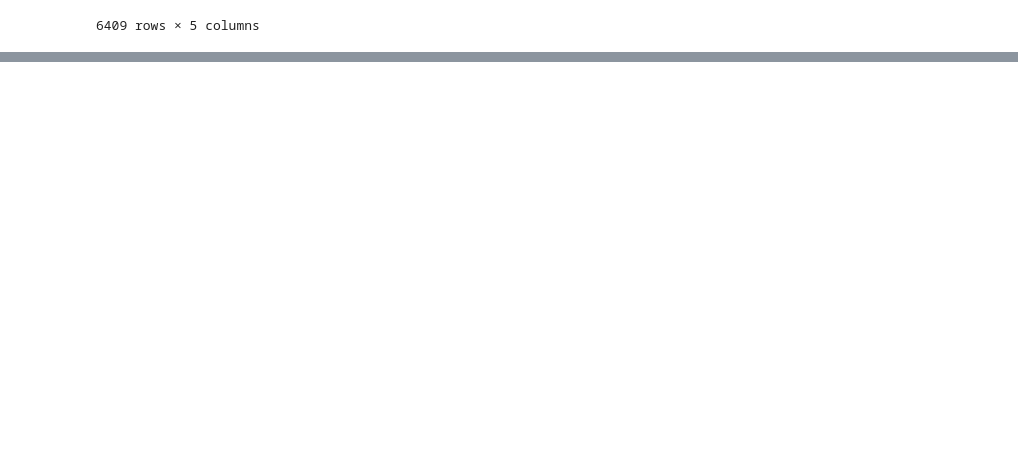
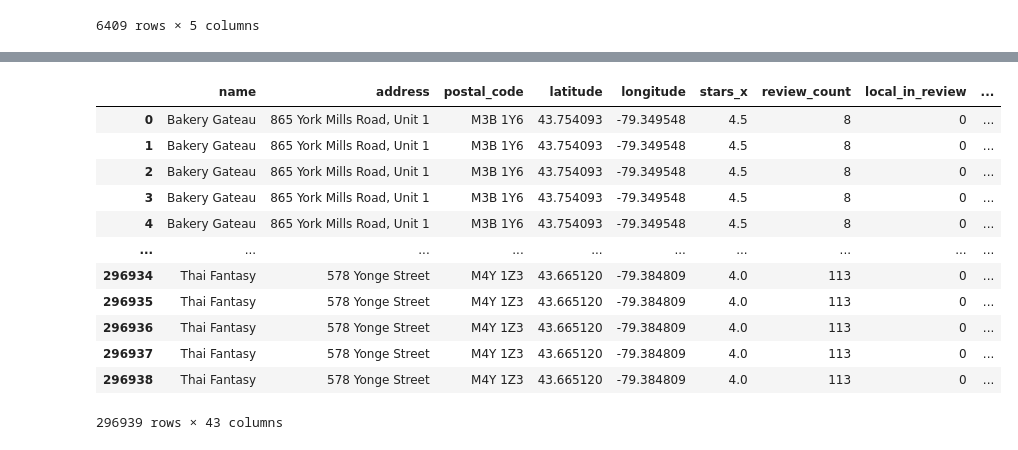
Before and after one commit to KatherineAllen067/hackathon-4d-september, a Jupyter notebook: Data Analysis Notebook.ipynb, the cells around one changed output, grey strips where cells are left out. Cells and saved outputs as stored; diff of their text form; code cells hidden in the pictures; blank space fills up the shorter version.

```diff
--- a/Data Analysis Notebook.ipynb
+++ b/Data Analysis Notebook.ipynb
@@ -439,0 +527,18 @@ df_restaurants.groupby(by = ['name', 'address', 'postal_code', 'attributes', 'ca
+# %%
+df_test = pd.read_csv('local_restaurants.csv')
+# %%
+df_test
+# %% [output]
+|  | name | address | postal_code | latitude | longitude | stars_x | review_count | local_in_review | ... |
+| 0 | Bakery Gateau | 865 York Mills Road, Unit 1 | M3B 1Y6 | 43.754093 | -79.349548 | 4.5 | 8 | 0 | ... |
+| 1 | Bakery Gateau | 865 York Mills Road, Unit 1 | M3B 1Y6 | 43.754093 | -79.349548 | 4.5 | 8 | 0 | ... |
+| 2 | Bakery Gateau | 865 York Mills Road, Unit 1 | M3B 1Y6 | 43.754093 | -79.349548 | 4.5 | 8 | 0 | ... |
+| 3 | Bakery Gateau | 865 York Mills Road, Unit 1 | M3B 1Y6 | 43.754093 | -79.349548 | 4.5 | 8 | 0 | ... |
+| 4 | Bakery Gateau | 865 York Mills Road, Unit 1 | M3B 1Y6 | 43.754093 | -79.349548 | 4.5 | 8 | 0 | ... |
+| ... | ... | ... | ... | ... | ... | ... | ... | ... | ... |
+| 296934 | Thai Fantasy | 578 Yonge Street | M4Y 1Z3 | 43.665120 | -79.384809 | 4.0 | 113 | 0 | ... |
+| 296935 | Thai Fantasy | 578 Yonge Street | M4Y 1Z3 | 43.665120 | -79.384809 | 4.0 | 113 | 0 | ... |
+| 296936 | Thai Fantasy | 578 Yonge Street | M4Y 1Z3 | 43.665120 | -79.384809 | 4.0 | 113 | 0 | ... |
+| 296937 | Thai Fantasy | 578 Yonge Street | M4Y 1Z3 | 43.665120 | -79.384809 | 4.0 | 113 | 0 | ... |
+| 296938 | Thai Fantasy | 578 Yonge Street | M4Y 1Z3 | 43.665120 | -79.384809 | 4.0 | 113 | 0 | ... |
+296939 rows × 43 columns
```
Also changed, not shown: parts of 21 cells of this notebook.
